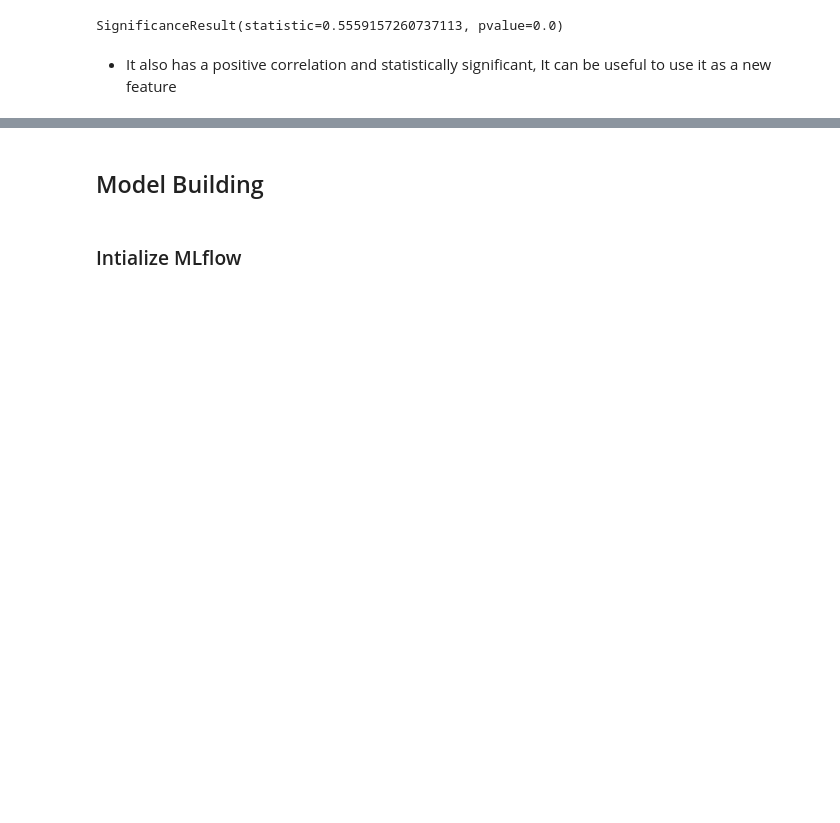
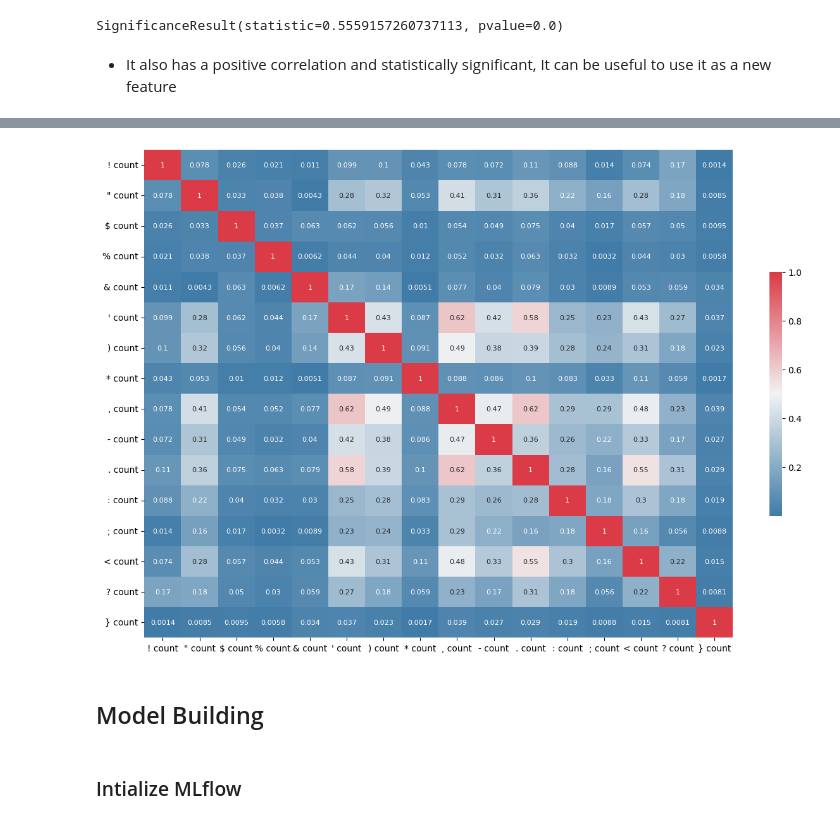
Before and after one commit to AlyAEE/IMDB-Reviews-Sentiment-Analysis-Project, a Jupyter notebook: NoteBooks/IMDB Reviews Sentiment Analysis.ipynb, the cells around one changed output, grey strips where cells are left out. Cells and saved outputs as stored; diff of their text form; code cells hidden in the pictures; blank space fills up the shorter version.

```diff
--- a/NoteBooks/IMDB Reviews Sentiment Analysis.ipynb
+++ b/NoteBooks/IMDB Reviews Sentiment Analysis.ipynb
@@ -712,0 +735,8 @@ SignificanceResult(statistic=0.5559157260737113, pvalue=0.0)
+# %%
+sigma = sigma.drop(['( count','> count'], axis = 1, level=1)
+# %%
+sigma = sigma.drop(['( count'], axis = 1, level=1)
+# %%
+sigma = sigma.drop(['/ count'], axis = 1, level=1)
+# %%
+sigma = sigma.drop(['{ count'], axis = 1, level=1)
@@ -713,3 +754,18 @@ SignificanceResult(statistic=0.5559157260737113, pvalue=0.0)
+# %%
+corr = sigma['punct_cols'].corr(numeric_only= True)
+# plot the heatmap
+
+# Set up the matplotlib figure
+f, ax = plt.subplots(figsize=(15, 10))
+
+sns.heatmap(corr,
+            cmap=sns.diverging_palette(240, 10, as_cmap=True),
+            cbar_kws={"shrink": .5}, annot=True,annot_kws={"fontsize":8}
+            )
+# Save the figure
+plt.show()
+# %% [output]
+[figure, added]
 # %% [markdown]
 ## Model Building
 # %%
```
Also changed, not shown: parts of 45 cells of this notebook, 4 other files.
